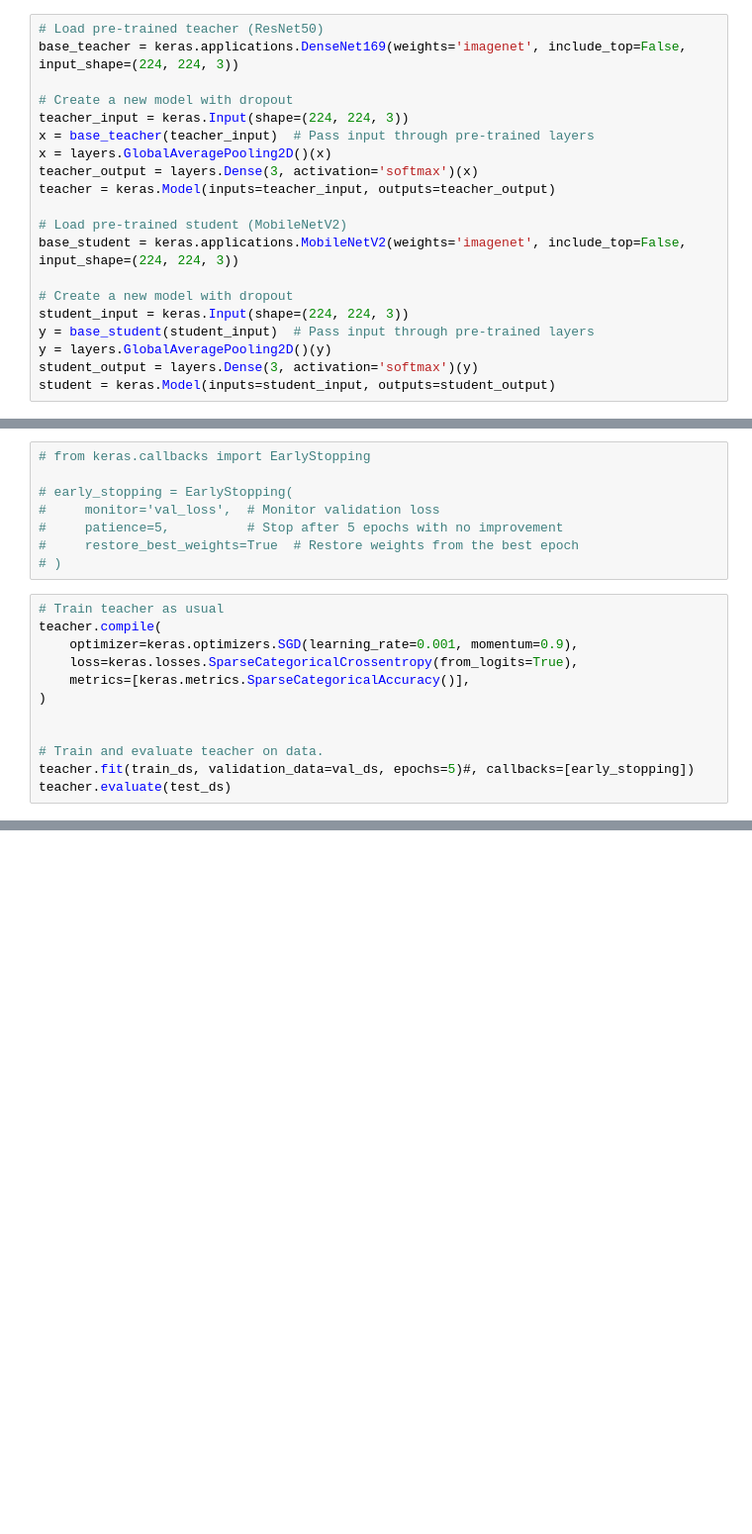
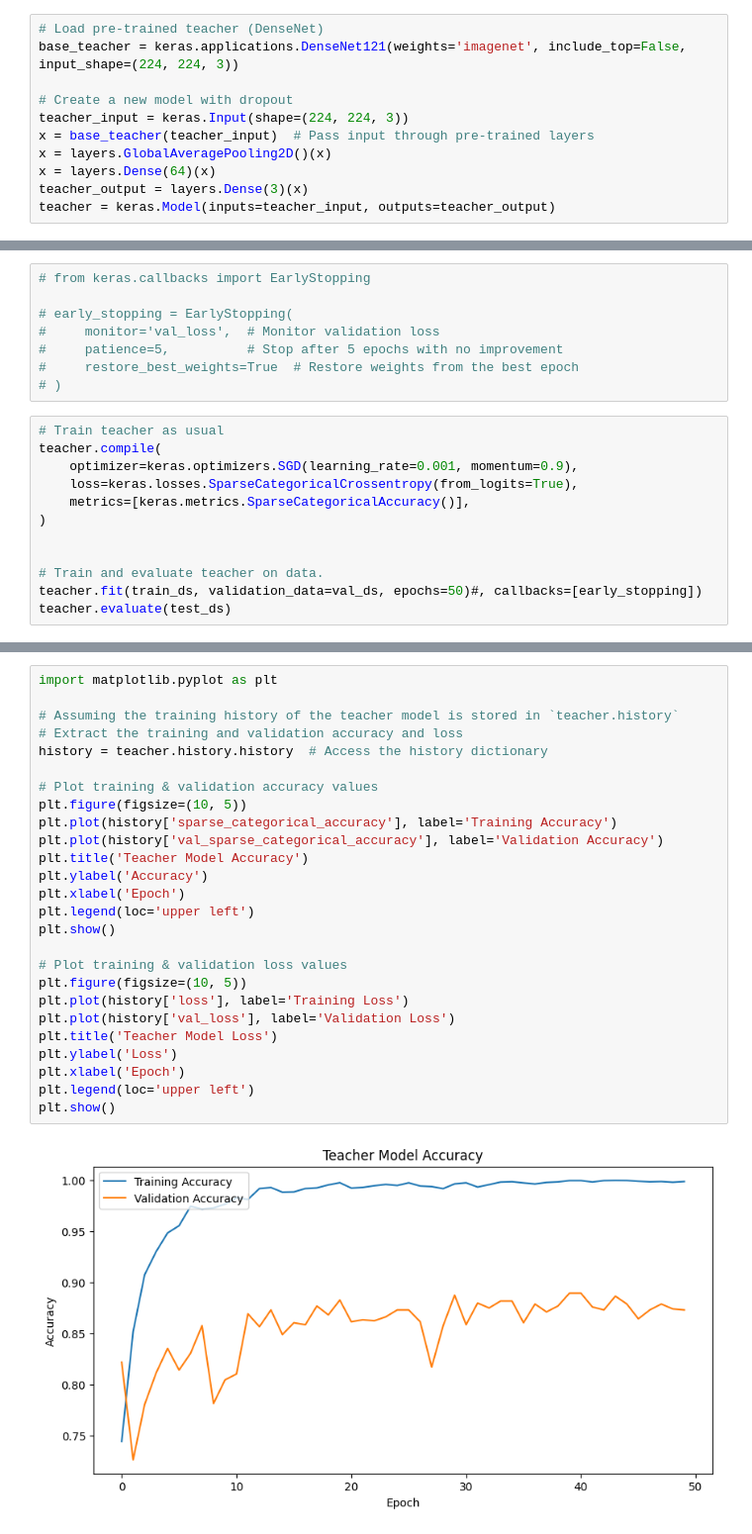
Before and after one commit to Basa-glitch/Skin-Cancer, a Jupyter notebook: KD.ipynb, the cells around one changed output, grey strips where cells are left out. Shown at 99% size. Cells and saved outputs as stored; diff of their text form; blank space fills up the shorter version.

```diff
--- a/KD.ipynb
+++ b/KD.ipynb
@@ -115,23 +93,14 @@ Found 519 files belonging to 3 classes.
 # %%
-# Load pre-trained teacher (ResNet50)
-base_teacher = keras.applications.DenseNet169(weights='imagenet', include_top=False, input_shape=(224, 224, 3))
+# Load pre-trained teacher (DenseNet)
+base_teacher = keras.applications.DenseNet121(weights='imagenet', include_top=False, input_shape=(224, 224, 3))
 
 # Create a new model with dropout
 teacher_input = keras.Input(shape=(224, 224, 3))
 x = base_teacher(teacher_input)  # Pass input through pre-trained layers
 x = layers.GlobalAveragePooling2D()(x)
-teacher_output = layers.Dense(3, activation='softmax')(x)
+x = layers.Dense(64)(x)
+teacher_output = layers.Dense(3)(x)
 teacher = keras.Model(inputs=teacher_input, outputs=teacher_output)
-
-# Load pre-trained student (MobileNetV2)
-base_student = keras.applications.MobileNetV2(weights='imagenet', include_top=False, input_shape=(224, 224, 3))
-
-# Create a new model with dropout
-student_input = keras.Input(shape=(224, 224, 3))
-y = base_student(student_input)  # Pass input through pre-trained layers
-y = layers.GlobalAveragePooling2D()(y)
-student_output = layers.Dense(3, activation='softmax')(y)
-student = keras.Model(inputs=student_input, outputs=student_output)
 # %%
 # Load pre-trained MobileNetV2 without top layer
 base_student = keras.applications.MobileNetV2(weights='imagenet', include_top=False, input_shape=(224, 224, 3))
@@ -165,6 +134,6 @@ teacher.compile(
 
 
 # Train and evaluate teacher on data.
-teacher.fit(train_ds, validation_data=val_ds, epochs=5)#, callbacks=[early_stopping])
+teacher.fit(train_ds, validation_data=val_ds, epochs=50)#, callbacks=[early_stopping])
 teacher.evaluate(test_ds)
 # %% [output]
@@ -175,0 +171,28 @@ Detected at node 'model/densenet169/conv3_block10_0_bn/FusedBatchNormV3' defined
+# %%
+import matplotlib.pyplot as plt
+
+# Assuming the training history of the teacher model is stored in `teacher.history`
+# Extract the training and validation accuracy and loss
+history = teacher.history.history  # Access the history dictionary
+
+# Plot training & validation accuracy values
+plt.figure(figsize=(10, 5))
+plt.plot(history['sparse_categorical_accuracy'], label='Training Accuracy')
+plt.plot(history['val_sparse_categorical_accuracy'], label='Validation Accuracy')
+plt.title('Teacher Model Accuracy')
+plt.ylabel('Accuracy')
+plt.xlabel('Epoch')
+plt.legend(loc='upper left')
+plt.show()
+
+# Plot training & validation loss values
+plt.figure(figsize=(10, 5))
+plt.plot(history['loss'], label='Training Loss')
+plt.plot(history['val_loss'], label='Validation Loss')
+plt.title('Teacher Model Loss')
+plt.ylabel('Loss')
+plt.xlabel('Epoch')
+plt.legend(loc='upper left')
+plt.show()
+# %% [output]
+[figure, added]
```
Also changed, not shown: parts of 23 cells of this notebook.
